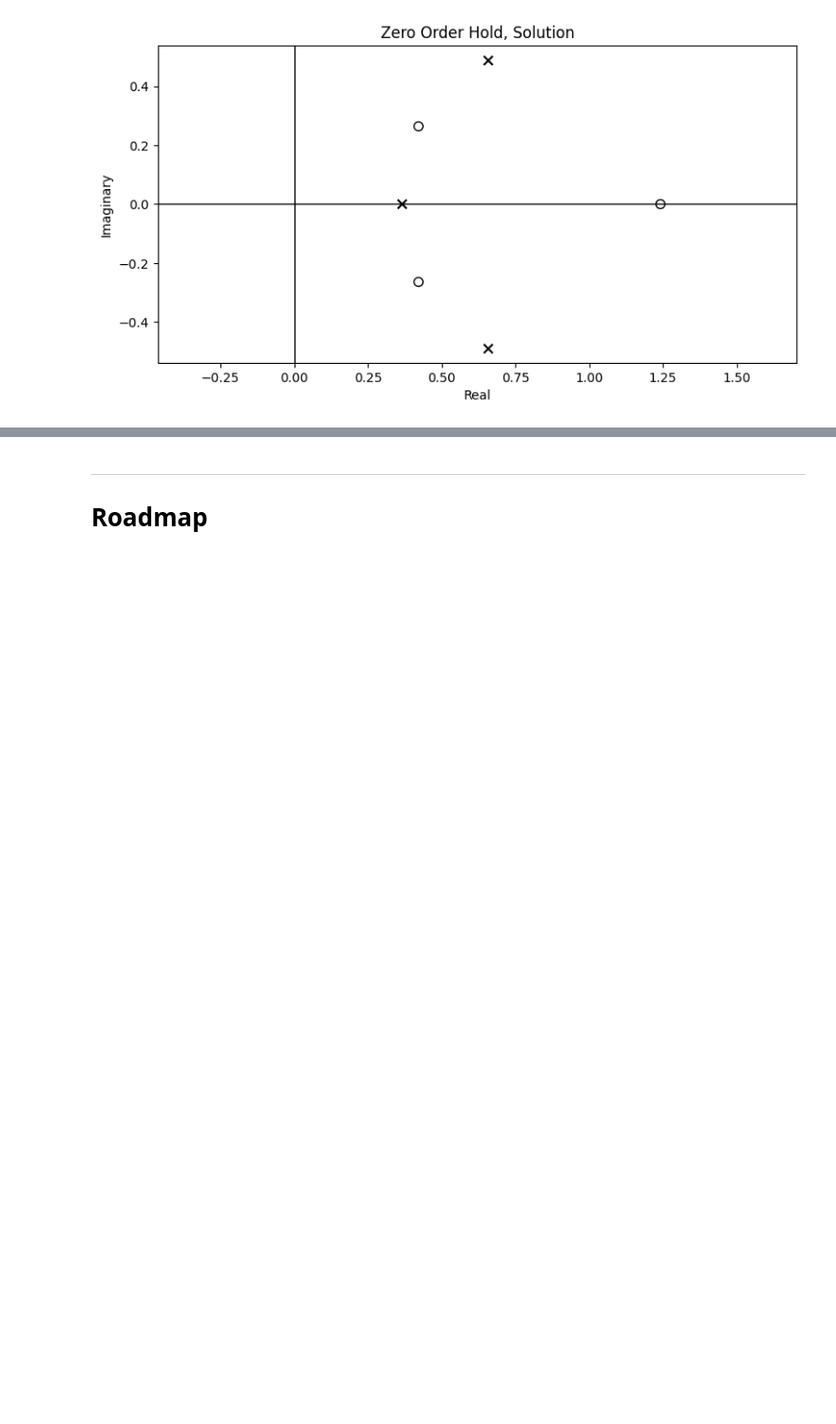
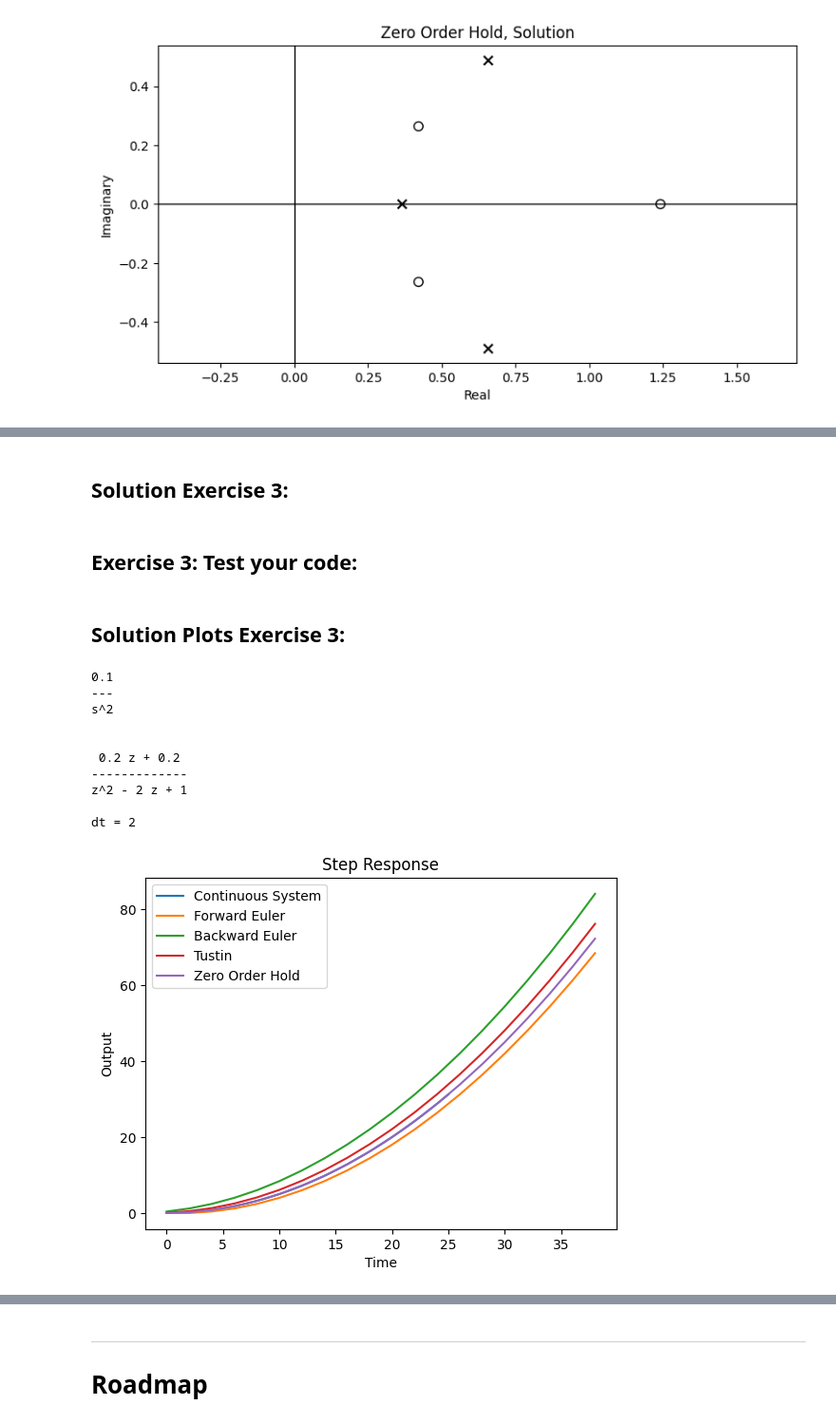
Before and after one commit to nic2703/control2JN, a Jupyter notebook: CS2_2024_unicycle_discrete_stability.ipynb, the cells around one changed output, grey strips where cells are left out. Shown at 95% size. Drawn from its saved outputs; the diff is of its cells as text; code cells hidden in the pictures; blank space fills up the shorter version.

Commit message:
Framework for exercise 3

```diff
--- a/CS2_2024_unicycle_discrete_stability.ipynb
+++ b/CS2_2024_unicycle_discrete_stability.ipynb
@@ -474,0 +516,2 @@ dt = 1
+# %% [markdown]
+## Solution Exercise 3:
@@ -474,0 +550,2 @@ dt = 1
+# %% [markdown]
+## Exercise 3: Test your code:
@@ -474,0 +568,35 @@ dt = 1
+# %% [markdown]
+## Solution Plots Exercise 3:
+# %%
+import matplotlib.pyplot as plt
+Ts=2
+[t_cont, y_cont] = cont_solution(A, B, C, D, Ts)
+[t_eulerf, y_eulerf, t_eulerb, y_eulerb, t_tust, y_tust, t_zoh, y_zoh] = disc_solution(A, B, C, D, Ts)
+
+# Plotting the impulse response for each discretization scheme
+plt.plot(t_cont, y_cont, label='Continuous System')
+plt.plot(t_eulerf, y_eulerf, label='Forward Euler')
+plt.plot(t_eulerb, y_eulerb, label='Backward Euler')
+plt.plot(t_tust, y_tust, label='Tustin')
+plt.plot(t_zoh, y_zoh, label='Zero Order Hold')
+
+# Adding labels and title to the plot
+plt.xlabel('Time')
+plt.ylabel('Output')
+plt.title('Step Response')
+plt.legend()
+
+# Displaying the plot
+plt.show()
+# %% [output]
+0.1
+---
+s^2
+
+
+ 0.2 z + 0.2
+-------------
+z^2 - 2 z + 1
+
+dt = 2
+[figure, added]
```
Also changed, not shown: parts of 12 cells of this notebook.
